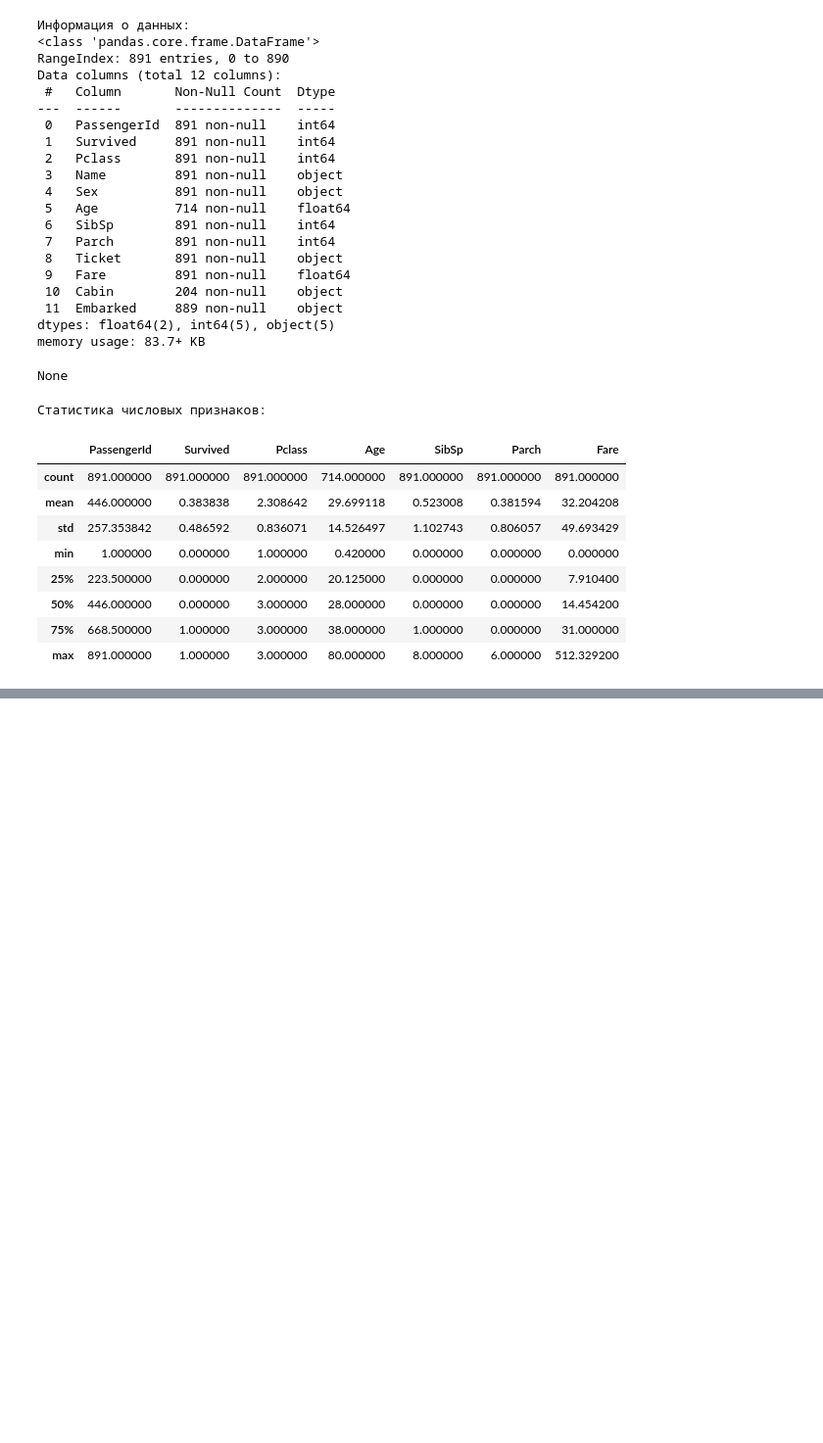
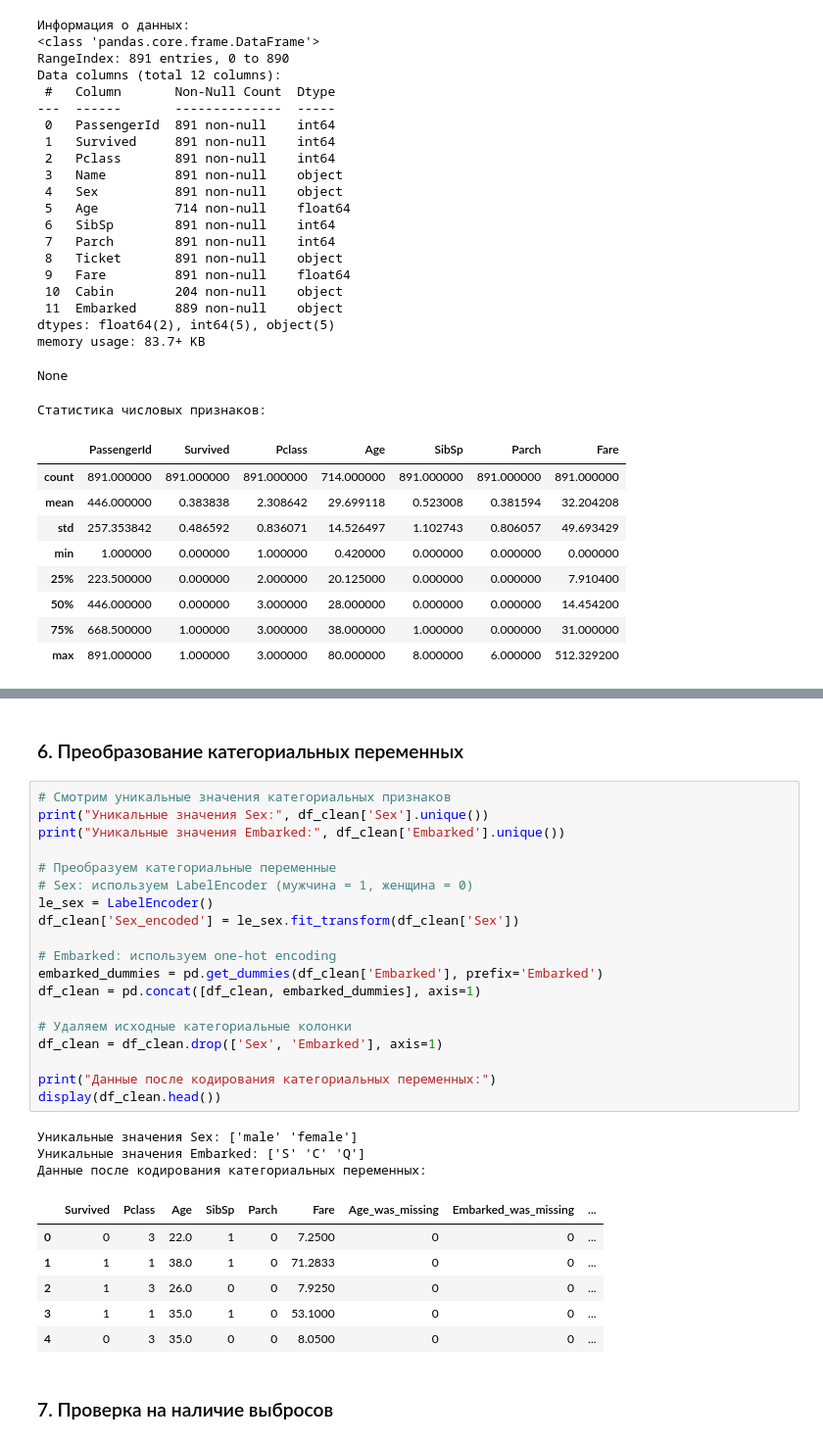
Before and after one commit to nik-gorby/DSML-67, a Jupyter notebook: hw4.ipynb, the cells around one changed output, grey strips where cells are left out. Shown at 98% size. Saved outputs shown, nothing was run; the diff lists cells and outputs as text; blank space fills up the shorter version.

```diff
--- a/hw4.ipynb
+++ b/hw4.ipynb
@@ -528,0 +269,33 @@ plt.show()
+# %% [markdown]
+### 6. Преобразование категориальных переменных
+# %%
+# Смотрим уникальные значения категориальных признаков
+print("Уникальные значения Sex:", df_clean['Sex'].unique())
+print("Уникальные значения Embarked:", df_clean['Embarked'].unique())
+
+# Преобразуем категориальные переменные
+# Sex: используем LabelEncoder (мужчина = 1, женщина = 0)
+le_sex = LabelEncoder()
+df_clean['Sex_encoded'] = le_sex.fit_transform(df_clean['Sex'])
+
+# Embarked: используем one-hot encoding
+embarked_dummies = pd.get_dummies(df_clean['Embarked'], prefix='Embarked')
+df_clean = pd.concat([df_clean, embarked_dummies], axis=1)
+
+# Удаляем исходные категориальные колонки
+df_clean = df_clean.drop(['Sex', 'Embarked'], axis=1)
+
+print("Данные после кодирования категориальных переменных:")
+display(df_clean.head())
+# %% [output]
+Уникальные значения Sex: ['male' 'female']
+Уникальные значения Embarked: ['S' 'C' 'Q']
+Данные после кодирования категориальных переменных:
+|  | Survived | Pclass | Age | SibSp | Parch | Fare | Age_was_missing | Embarked_was_missing | ... |
+| 0 | 0 | 3 | 22.0 | 1 | 0 | 7.2500 | 0 | 0 | ... |
+| 1 | 1 | 1 | 38.0 | 1 | 0 | 71.2833 | 0 | 0 | ... |
+| 2 | 1 | 3 | 26.0 | 0 | 0 | 7.9250 | 0 | 0 | ... |
+| 3 | 1 | 1 | 35.0 | 1 | 0 | 53.1000 | 0 | 0 | ... |
+| 4 | 0 | 3 | 35.0 | 0 | 0 | 8.0500 | 0 | 0 | ... |
+# %% [markdown]
+### 7. Проверка на наличие выбросов
```
Also changed, not shown: parts of 32 cells of this notebook.
